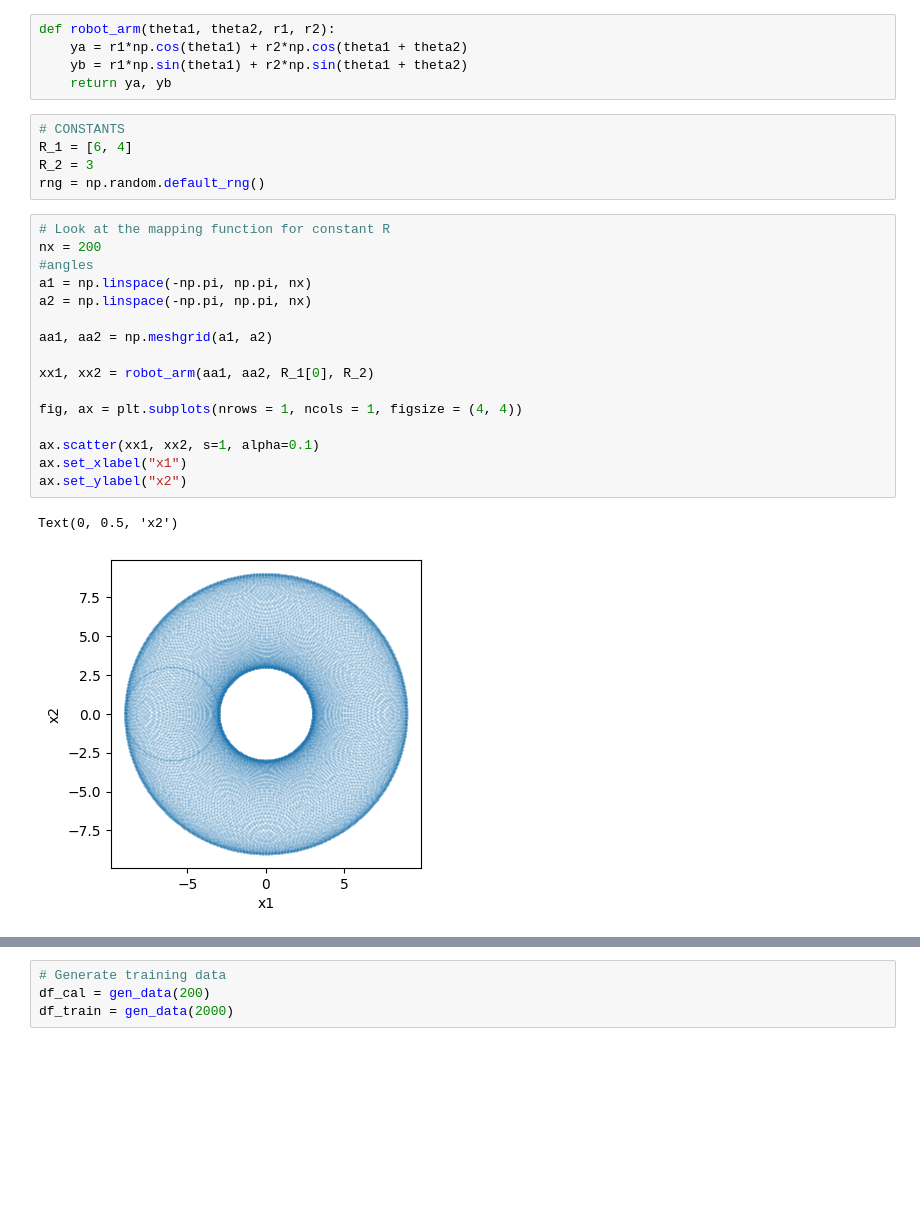
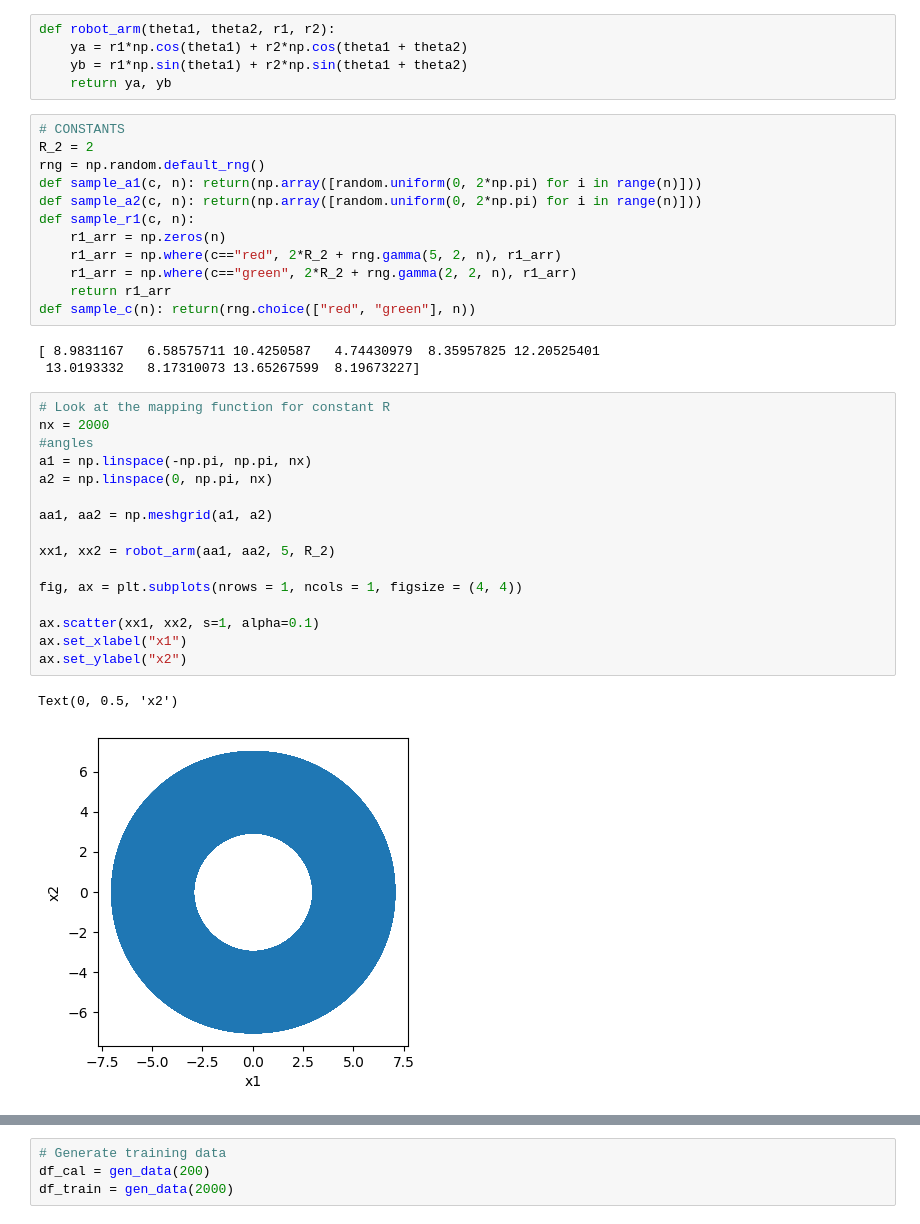
Before and after one commit to choisant/foundational-modeling, a Jupyter notebook: toy_experiment/data.ipynb, the cells around one changed output, grey strips where cells are left out. Saved outputs shown, nothing was run; the diff lists cells and outputs as text; blank space fills up the shorter version.

```diff
--- a/toy_experiment/data.ipynb
+++ b/toy_experiment/data.ipynb
@@ -54,30 +96,40 @@ def robot_arm(theta1, theta2, r1, r2):
     ya = r1*np.cos(theta1) + r2*np.cos(theta1 + theta2)
     yb = r1*np.sin(theta1) + r2*np.sin(theta1 + theta2)
     return ya, yb
-# %%
-# CONSTANTS
-R_1 = [6, 4]
-R_2 = 3
-rng = np.random.default_rng()
+# %%
+# CONSTANTS
+R_2 = 2
+rng = np.random.default_rng()
+def sample_a1(c, n): return(np.array([random.uniform(0, 2*np.pi) for i in range(n)]))
+def sample_a2(c, n): return(np.array([random.uniform(0, 2*np.pi) for i in range(n)]))
+def sample_r1(c, n):
+    r1_arr = np.zeros(n)
+    r1_arr = np.where(c=="red", 2*R_2 + rng.gamma(5, 2, n), r1_arr)
+    r1_arr = np.where(c=="green", 2*R_2 + rng.gamma(2, 2, n), r1_arr)
+    return r1_arr
+def sample_c(n): return(rng.choice(["red", "green"], n))
+# %% [output]
+[ 8.9831167   6.58575711 10.4250587   4.74430979  8.35957825 12.20525401
+ 13.0193332   8.17310073 13.65267599  8.19673227]
 # %%
 # Look at the mapping function for constant R
-nx = 200
+nx = 2000
 #angles
 a1 = np.linspace(-np.pi, np.pi, nx)
-a2 = np.linspace(-np.pi, np.pi, nx)
+a2 = np.linspace(0, np.pi, nx)
 
 aa1, aa2 = np.meshgrid(a1, a2)
 
-xx1, xx2 = robot_arm(aa1, aa2, R_1[0], R_2)
+xx1, xx2 = robot_arm(aa1, aa2, 5, R_2)
 
 fig, ax = plt.subplots(nrows = 1, ncols = 1, figsize = (4, 4))
 
 ax.scatter(xx1, xx2, s=1, alpha=0.1)
 ax.set_xlabel("x1")
 ax.set_ylabel("x2")
 # %% [output]
 Text(0, 0.5, 'x2')
-[figure, old version]
+[figure, new version]
 # %%
 # Look at the mapping function for constant theta2
 na = 100
```
Also changed, not shown: parts of 10 cells of this notebook, 7 other files.
